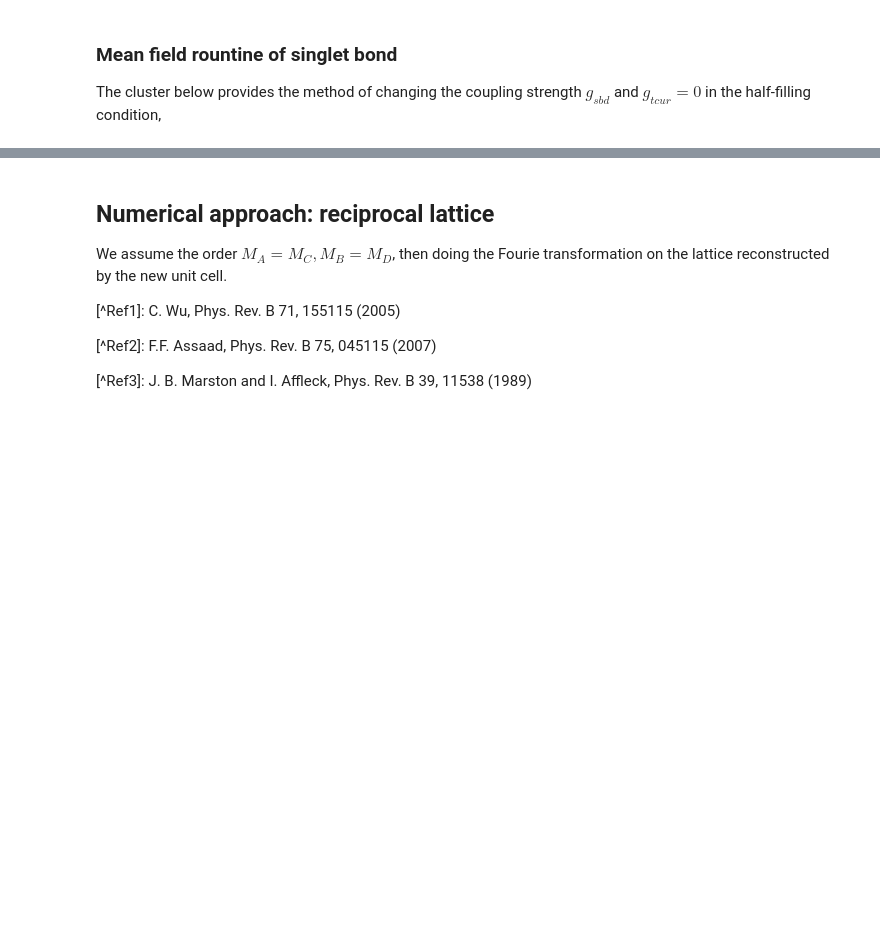
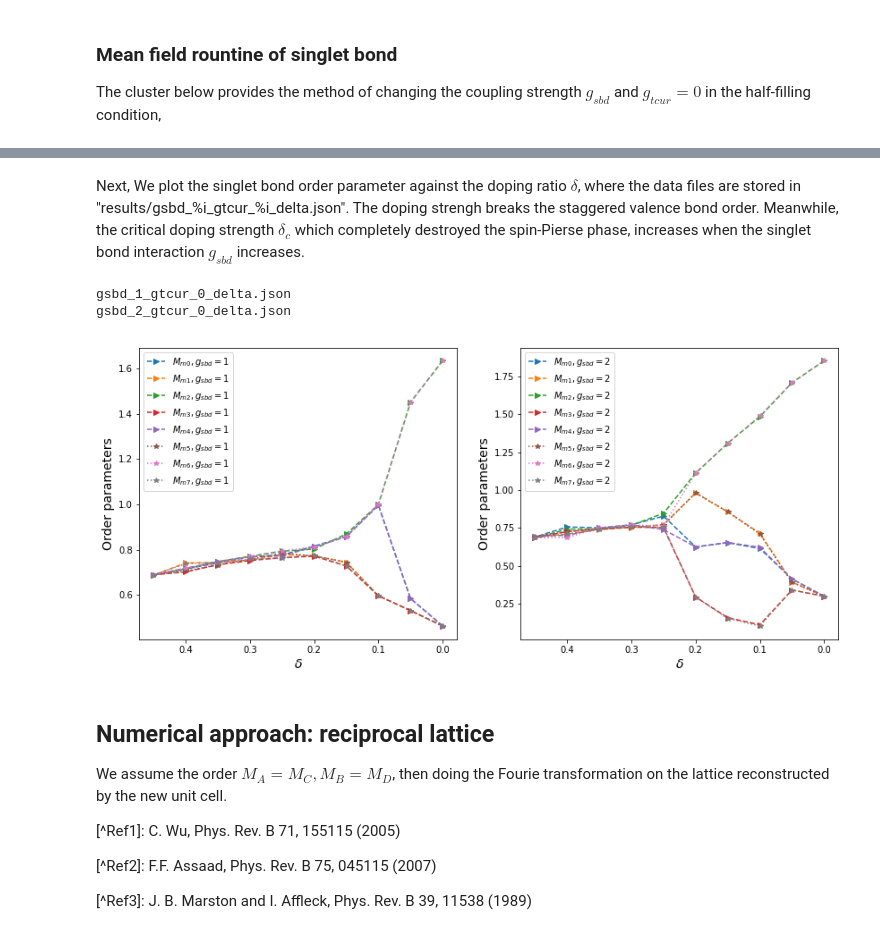
Before and after one commit to MilCOS/Noob_MeanField_etc, a Jupyter notebook: MF_su2_soc/text_body.ipynb, the cells around one changed output, grey strips where cells are left out. Cells and saved outputs as stored; diff of their text form; code cells hidden in the pictures; blank space fills up the shorter version.

```diff
--- a/MF_su2_soc/text_body.ipynb
+++ b/MF_su2_soc/text_body.ipynb
@@ -213,0 +252,11 @@ N
+# %%
+# parameters
+Row = 20; Col=Row
+g_tcur_l = 0.0
+g_sbd_l = 1.0
+delta = [i*0.05 for i in range(10)]
+delta.sort()
+print('delta: ',delta)
+tau = 0.0001 # criteria
+#
+mf.main_doping(Row, Col, tau, g_sbd_l, g_tcur_l,delta)
@@ -214,3 +281,45 @@ N
+# %% [markdown]
+Next, We plot the singlet bond order parameter against the doping ratio $\delta$, where the data files are stored in "results/gsbd_%i\_gtcur_%i_delta.json". The doping strengh breaks the staggered valence bond order. Meanwhile, the critical doping strength $\delta_c$ which completely destroyed the spin-Pierse phase, increases when the singlet bond interaction $g_{sbd}$ increases.
+# %%
+fig, ax = plt.subplots(1,2,figsize=(14,6))
+gsbd_list = [1.0,2.0]  # check the files in results/c2
+gtcur = 0.0
+path = os.getcwd()
+dirname = os.path.join(path,'results/c2')
+filelist = os.listdir(dirname)
+l = 0
+for files in filelist[:3]:
+    if os.path.isdir(files): continue
+    print(files)
+    gsbd = gsbd_list[l]
+    ax2 = ax[l]
+    l += 1
+    filename = os.path.join(path,'results/c2/'+files)
+    with open(filename) as f:
+        data = json.load(f)
+    f.close()
+    delta = data[1]
+    m_ij = data[2]
+    n_ij = [4*abs(i) for i in data[3]]
+    line_list = ax2.plot(delta,m_ij,marker='s',label=r'$M_m,g_{tcur}=%i$'%(gtcur))
+    # ax2.plot(delta,n_ij,marker='>',label=r'$4\times N_{ij},g_{tcur}=%i$'%(gtcur))
+    line_cycle=['--',':']
+    marker_cycle=['>','*']
+    _=[l.set_linestyle(st) for l, st in zip(line_list, np.repeat(line_cycle, 1+(len(line_list)/len(line_cycle))))]
+    _=[l.set_marker(st) for l, st in zip(line_list, np.repeat(marker_cycle, 1+(len(line_list)/len(marker_cycle))))]
+    _=[l.set_label(r'$M_{m%i},g_{sbd}=%i$'%(i,gsbd)) for l, i in zip(line_list, range(len(line_list)))]
+
+    ax2.set_xlabel(r'$\delta$',fontsize=14)
+    ax2.set_ylabel('Order parameters',fontsize=14)
+    ax2.legend(fontsize=10)
+    ax2.invert_xaxis()
+figname = os.path.join(path,'fig/Dope_gsbd.png')
+plt.savefig(figname)
+plt.show()
+# %% [output]
+gsbd_1_gtcur_0_delta.json
+gsbd_2_gtcur_0_delta.json
+[figure, added]
 # %% [markdown]
 ## Numerical approach: reciprocal lattice
 We assume the order $M_A=M_C,M_B=M_D$, then doing the Fourie transformation on the lattice reconstructed by the new unit cell.
```
Also changed, not shown: parts of 9 cells of this notebook, 14 other files.
